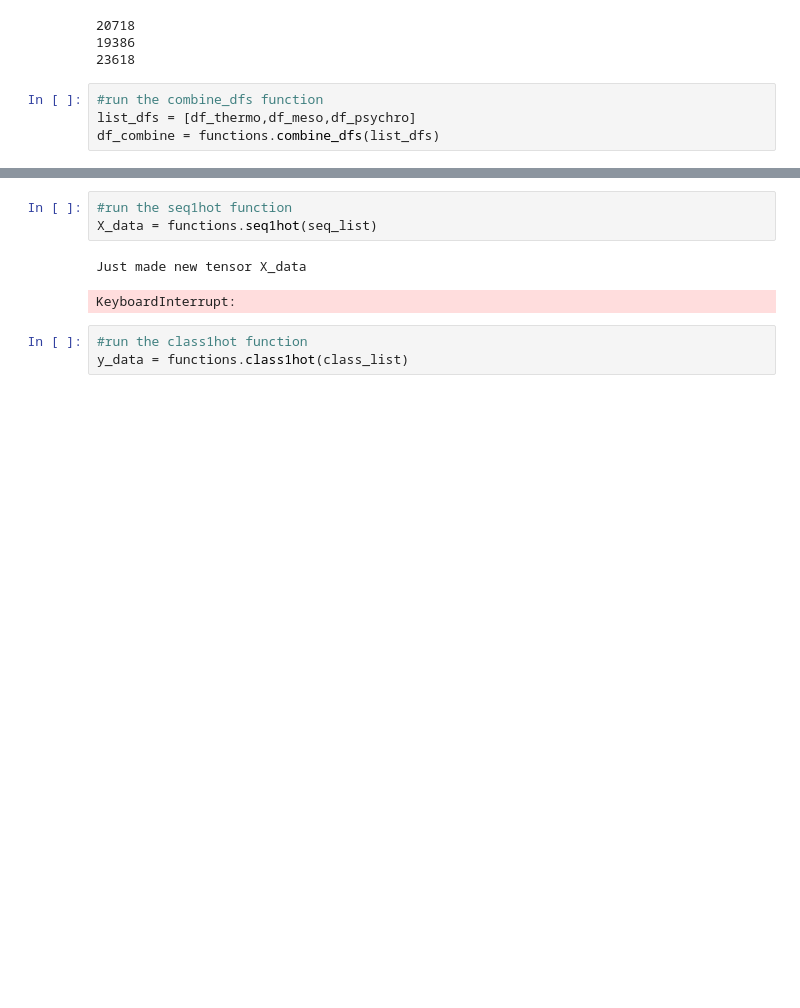
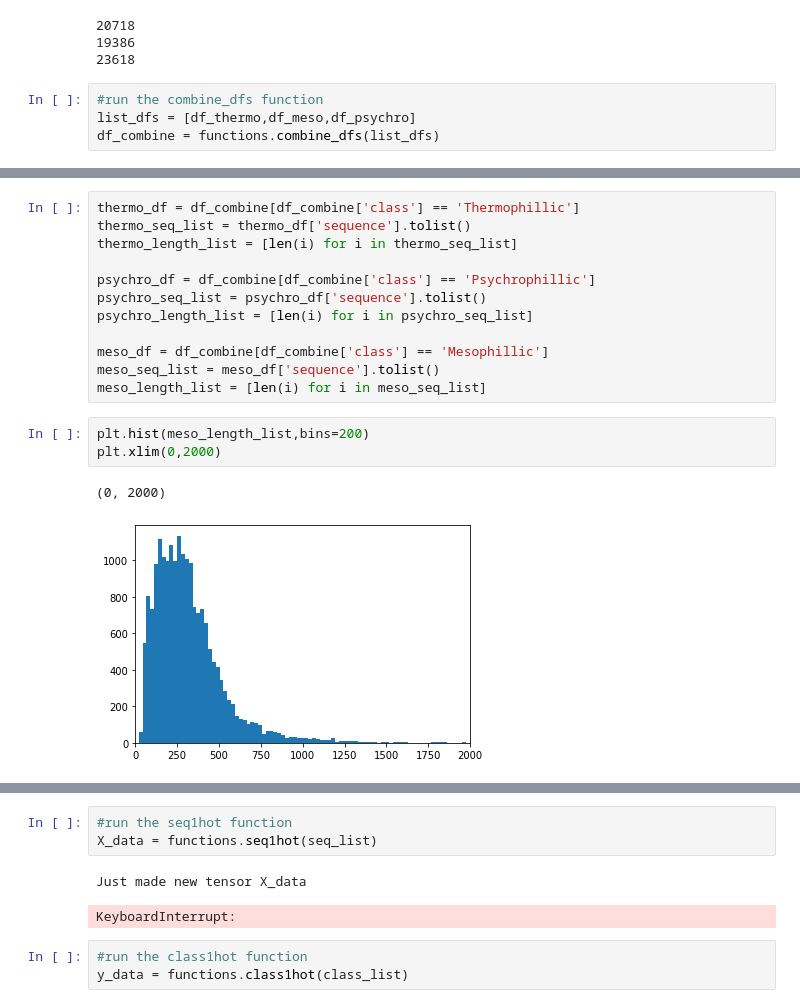
Before and after one commit to nicolepanek/ThermoDrift, a Jupyter notebook: jupyter_files/data_loader.ipynb, the cells around one changed output, grey strips where cells are left out. Drawn from its saved outputs; the diff is of its cells as text; blank space fills up the shorter version.

```diff
--- a/jupyter_files/data_loader.ipynb
+++ b/jupyter_files/data_loader.ipynb
@@ -30,0 +50,18 @@ df_combine = functions.combine_dfs(list_dfs)
+# %%
+thermo_df = df_combine[df_combine['class'] == 'Thermophillic']
+thermo_seq_list = thermo_df['sequence'].tolist()
+thermo_length_list = [len(i) for i in thermo_seq_list]
+
+psychro_df = df_combine[df_combine['class'] == 'Psychrophillic']
+psychro_seq_list = psychro_df['sequence'].tolist()
+psychro_length_list = [len(i) for i in psychro_seq_list]
+
+meso_df = df_combine[df_combine['class'] == 'Mesophillic']
+meso_seq_list = meso_df['sequence'].tolist()
+meso_length_list = [len(i) for i in meso_seq_list]
+# %%
+plt.hist(meso_length_list,bins=200)
+plt.xlim(0,2000)
+# %% [output]
+(0, 2000)
+[figure, added]
```
Also changed, not shown: parts of 11 cells of this notebook, 2 other files.
